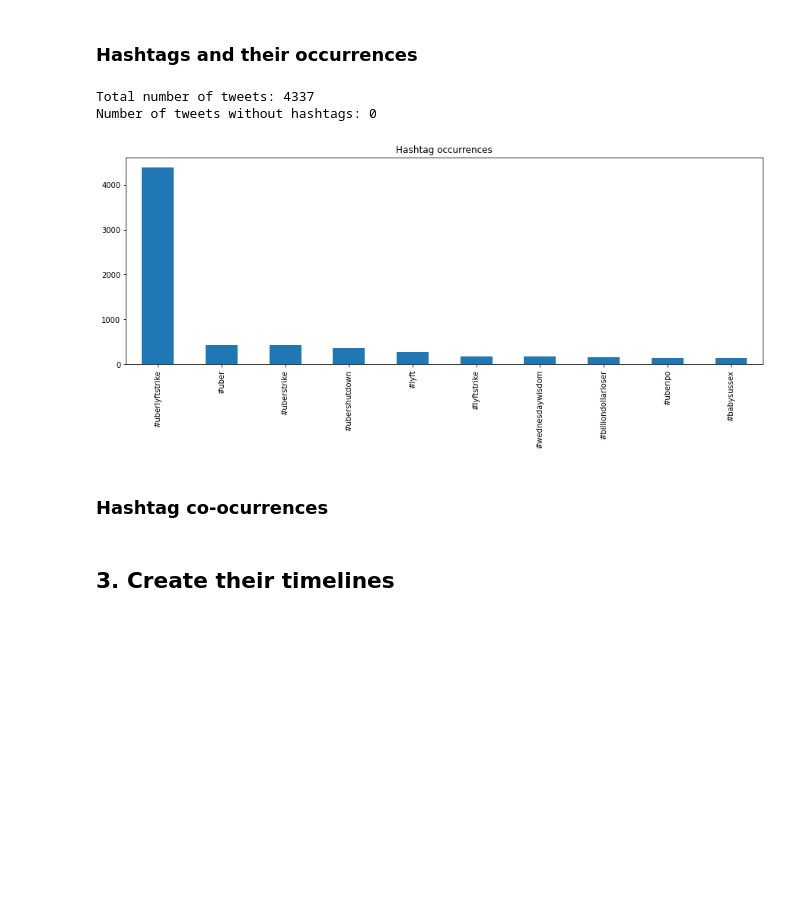
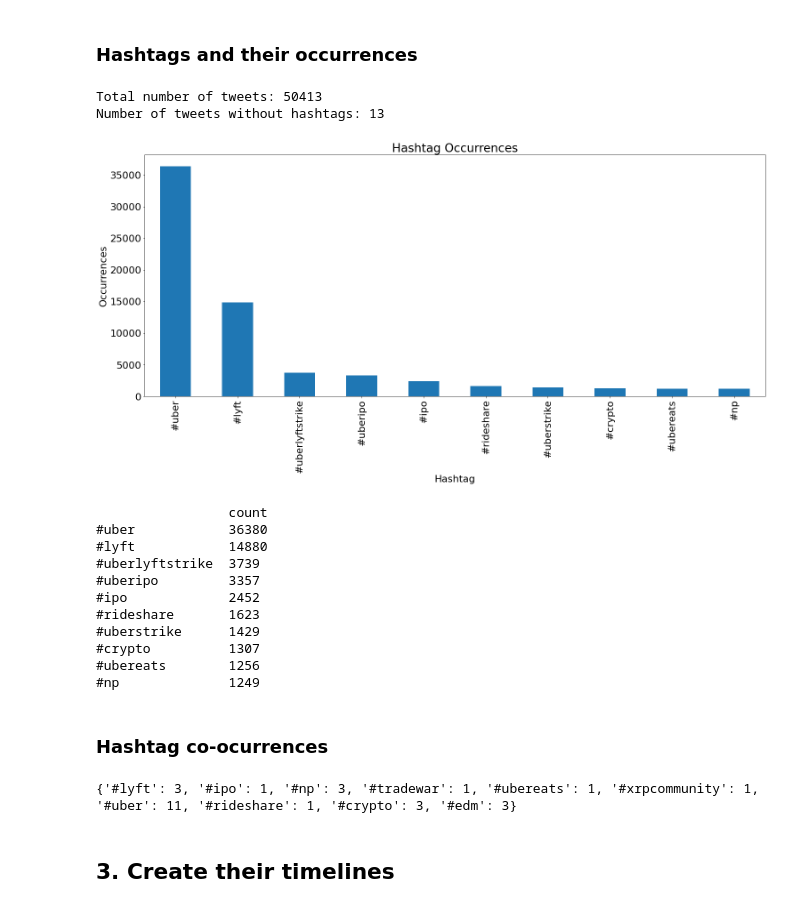
Before and after one commit to MethDamon/uber_thesis, a Jupyter notebook: DataExploration/Twint.ipynb, the cells around one changed output. Drawn from its saved outputs; the diff is of its cells as text; code cells hidden in the pictures; blank space fills up the shorter version.

```diff
--- a/DataExploration/Twint.ipynb
+++ b/DataExploration/Twint.ipynb
@@ -11,7 +29,9 @@ import nest_asyncio
 from collections import Counter
 import pandas as pd
 pd.set_option('display.max_colwidth', 0)
+import matplotlib
 %matplotlib inline
+matplotlib.rcParams.update({'font.size': 22})
 import matplotlib.pyplot as plt
 import numpy as np
 from itertools import combinations
@@ -21,7 +41,7 @@ from pylab import rcParams
 # %% [markdown]
 # File path
 # %%
-file_path = "../data/twint/2019_#uberlyftstrike_april_and_may.txt"
+file_path = "../data/twint/data_new2.txt"
 # %% [markdown]
 # Read in the tweets
 # %%
@@ -37,3 +57,5 @@ Total number of tweets: 4337
+# %%
+tweets = [t for t in tweets if t['username'] != 'uber4london']
 # %% [markdown]
 ## 1. Get most popular Uber-related hashtags
 # %% [markdown]
@@ -41,34 +63,48 @@ Total number of tweets: 4337
 # %%
 all_hashtags = []
 hashtag_pairs = []
 tweets_without_hashtags = []
 for t in tweets:
     hashtags = t['hashtags']
+    if len(hashtags) == 0:
+        tweets_without_hashtags.append(t)
     pairs = combinations(hashtags, r=2)
     for pair in pairs:
         hashtag_pairs.append(pair)
     for h in hashtags:
         all_hashtags.append(h)
-    if len(hashtags) == 0:
-        tweets_without_hashtags.append(tweet)
 
 print("Total number of tweets: %d" % len(tweets))
 print("Number of tweets without hashtags: %d" % len(tweets_without_hashtags))
 hashtags_counter = Counter(all_hashtags)
 hashtag_count_df = pd.DataFrame.from_dict(hashtags_counter, orient='index', columns=['count']).sort_values(by=['count'], ascending=False).head(10)
-hashtag_count_df.plot(kind='bar', legend=False, title='Hashtag occurrences', figsize=(15, 5))
+ax = hashtag_count_df.plot(kind='bar', legend=False, title='Hashtag Occurrences', figsize=(25, 10),)
+ax.set_xlabel('Hashtag')
+ax.set_ylabel('Occurrences')
 plt.show()
+print(hashtag_count_df)
 # %% [output]
-Total number of tweets: 4337
-Number of tweets without hashtags: 0
+Total number of tweets: 50413
+Number of tweets without hashtags: 13
-[figure, old version]
+[figure, new version]
+                 count
+#uber            36380
+#lyft            14880
+#uberlyftstrike  3739
+#uberipo         3357
+#ipo             2452
+#rideshare       1623
+#uberstrike      1429
+#crypto          1307
+#ubereats        1256
+#np              1249
 # %% [markdown]
 ### Hashtag co-ocurrences
 # %%
 pairs_counter = Counter(hashtag_pairs)
 
 hashtags_in_most_common_pairs = []
-for t in pairs_counter.most_common(20):
+for t in pairs_counter.most_common(15):
     hashtags_in_most_common_pairs.append(t[0][0])
     hashtags_in_most_common_pairs.append(t[0][1])
 
@@ -76,14 +112,20 @@ hashtags_in_most_common_pairs = list(set(hashtags_in_most_common_pairs))
 
 G = nx.Graph()
 G.add_nodes_from(hashtags_in_most_common_pairs)
-G.add_weighted_edges_from([(t[0][0], t[0][1], pairs_counter[t[0]]) for t in pairs_counter.most_common(20)])
+G.add_weighted_edges_from([(t[0][0], t[0][1], pairs_counter[t[0]]) for t in pairs_counter.most_common(15)])
+d = dict(G.degree)
+print(d)
 pos = nx.spring_layout(G)
 labels = nx.get_edge_attributes(G, 'weight')
-plt.figure(1, figsize=(15, 10))
-nx.draw_networkx(G,pos, font_size=10, font_weight='bold', node_size=800, title='sddf')
-nx.draw_networkx_edge_labels(G, pos, edge_labels=labels, width=10, font_size=10)
-plt.title('Hashtag co-occurrences')
-plt.show()
+plt.figure(1, figsize=(20, 15))
+plt.margins(0.1, 0.1)
+nx.draw_networkx(G,pos, font_weight='bold', node_size=[v * 1800 for v in d.values()], font_color='darkblue', node_color='lightblue', font_size=20)
+nx.draw_networkx_edge_labels(G, pos, edge_labels=labels, width=40, font_size=15)
+plt.title('Hashtag Co-occurrences')
+plt.savefig('hashtag_cooccurences.pdf', bbox_inches='tight')
+plt.close()
+# %% [output]
+{'#lyft': 3, '#ipo': 1, '#np': 3, '#tradewar': 1, '#ubereats': 1, '#xrpcommunity': 1, '#uber': 11, '#rideshare': 1, '#crypto': 3, '#edm': 3}
 # %% [markdown]
 ## 3. Create their timelines
 # %%
```
Also changed, not shown: parts of 5 cells of this notebook, 18 other files.
